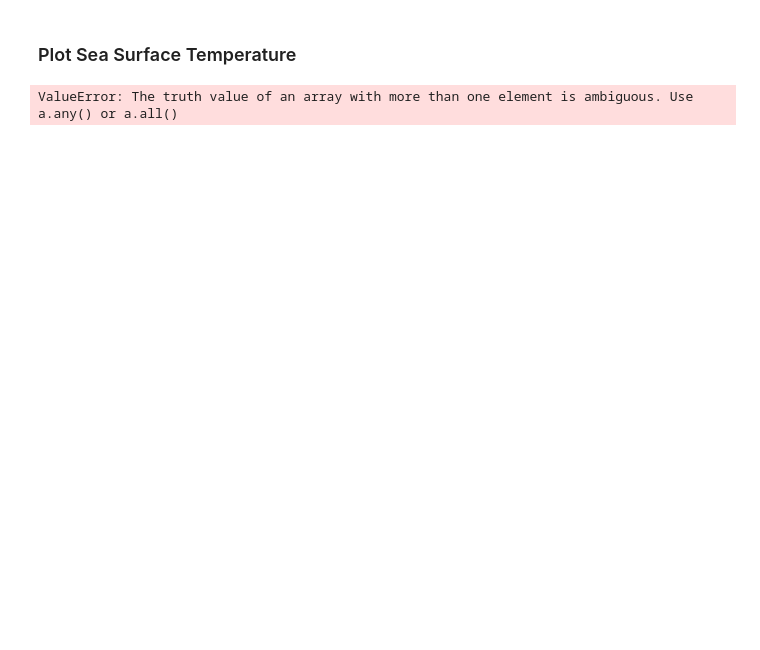
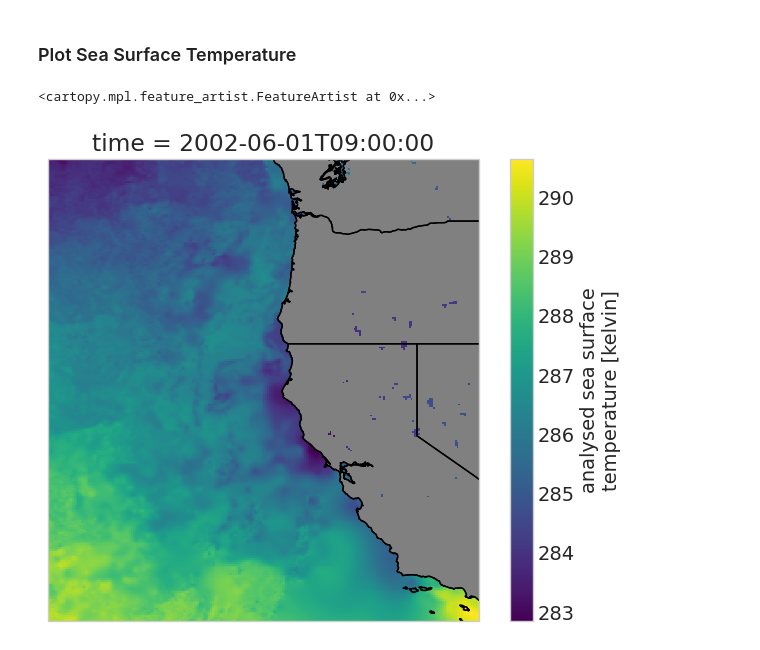
Before and after one commit to UCB-stat-159-s23/hw03-group23, a Jupyter notebook: climate-Q5.ipynb, the cells around one changed output. Saved outputs shown, nothing was run; the diff lists cells and outputs as text; code cells hidden in the pictures; blank space fills up the shorter version.

Commit message:
Add basic version of plot

```diff
--- a/climate-Q5.ipynb
+++ b/climate-Q5.ipynb
@@ -109,6 +70,14 @@ TypeError: `group` must be an xarray.DataArray or the name of an xarray variable
 # %% [markdown]
 ### Plot Sea Surface Temperature
-# %%
-anomaly["month"].sel.plot()
-# %% [output]
-ValueError: The truth value of an array with more than one element is ambiguous. Use a.any() or a.all()
+# %%
+anomaly[0, :, :].plot();
+
+# Plot on a map
+ax = plt.subplot(projection=crs)
+ds.analysed_sst[0, :, :].plot(ax=ax, transform=crs)
+ax.coastlines("10m", color="k")
+ax.add_feature(cfeature.LAND, color="grey")
+ax.add_feature(cfeature.STATES.with_scale("10m"))
+# %% [output]
+<cartopy.mpl.feature_artist.FeatureArtist at 0x...>
+[figure, new version]
```
Also changed, not shown: parts of 8 cells of this notebook.
